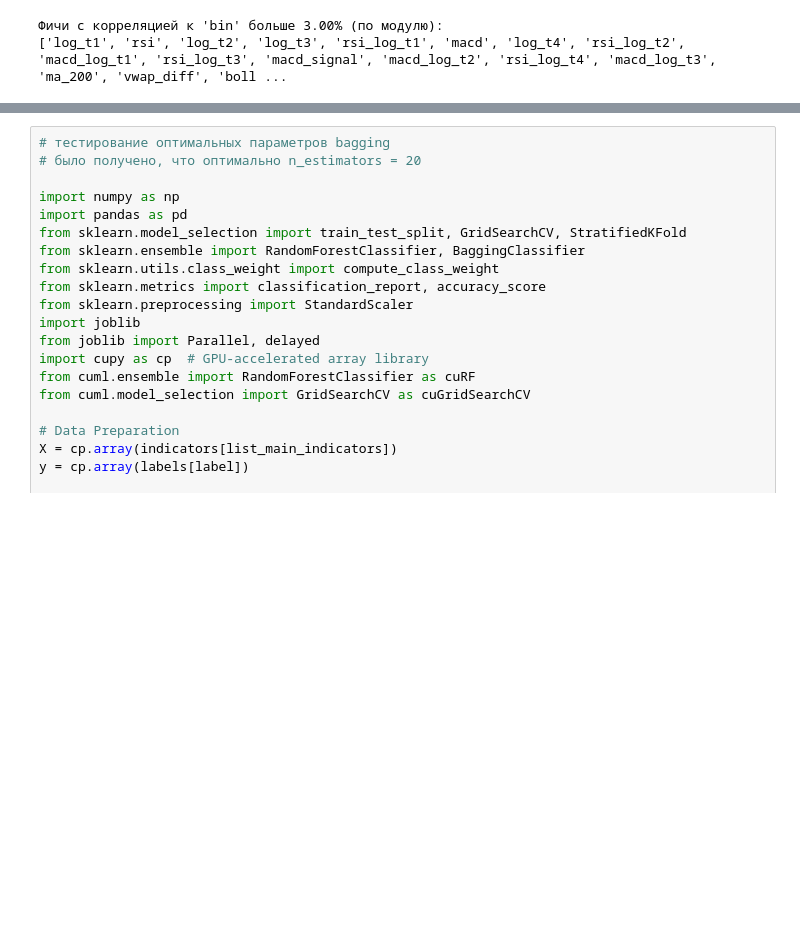
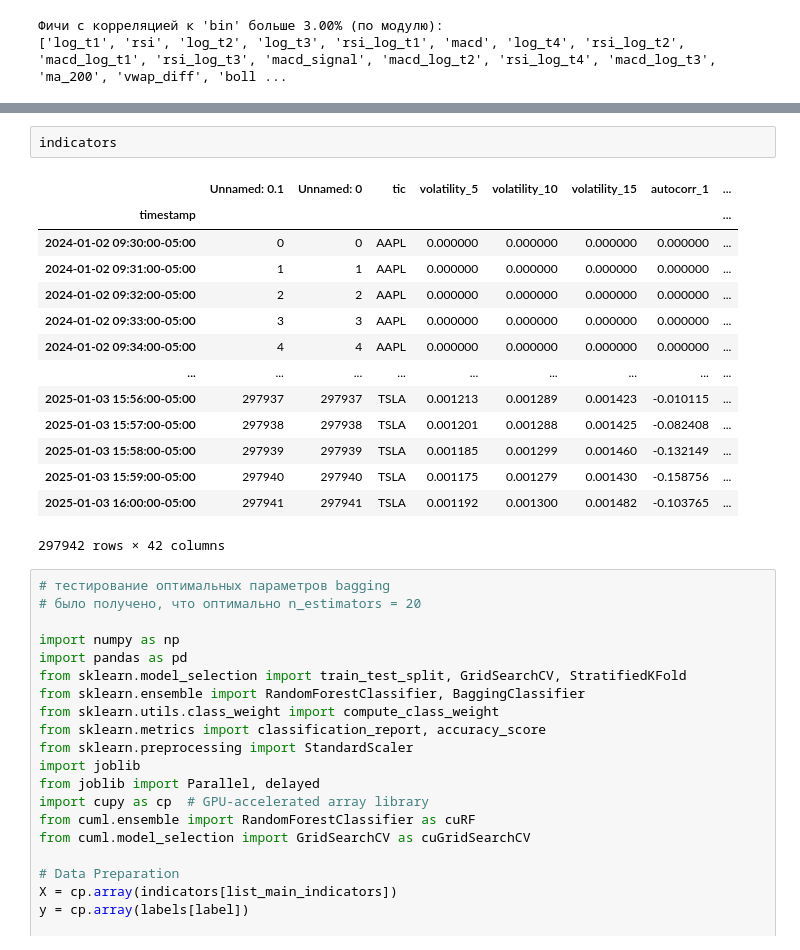
Before and after one commit to SvenTern/algotrade, a Jupyter notebook: Обучение_первых_основных_моделей.ipynb, the cells around one changed output, grey strips where cells are left out. Saved outputs shown, nothing was run; the diff lists cells and outputs as text; blank space fills up the shorter version.

```diff
--- a/Обучение_первых_основных_моделей.ipynb
+++ b/Обучение_первых_основных_моделей.ipynb
@@ -334,3 +346,20 @@ WARNING:tensorflow:6 out of the last 12 calls to <function Model.make_predict_fu
+# %%
+indicators
+# %% [output]
+|  | Unnamed: 0.1 | Unnamed: 0 | tic | volatility_5 | volatility_10 | volatility_15 | autocorr_1 | ... |
+| timestamp |  |  |  |  |  |  |  | ... |
+| 2024-01-02 09:30:00-05:00 | 0 | 0 | AAPL | 0.000000 | 0.000000 | 0.000000 | 0.000000 | ... |
+| 2024-01-02 09:31:00-05:00 | 1 | 1 | AAPL | 0.000000 | 0.000000 | 0.000000 | 0.000000 | ... |
+| 2024-01-02 09:32:00-05:00 | 2 | 2 | AAPL | 0.000000 | 0.000000 | 0.000000 | 0.000000 | ... |
+| 2024-01-02 09:33:00-05:00 | 3 | 3 | AAPL | 0.000000 | 0.000000 | 0.000000 | 0.000000 | ... |
+| 2024-01-02 09:34:00-05:00 | 4 | 4 | AAPL | 0.000000 | 0.000000 | 0.000000 | 0.000000 | ... |
+| ... | ... | ... | ... | ... | ... | ... | ... | ... |
+| 2025-01-03 15:56:00-05:00 | 297937 | 297937 | TSLA | 0.001213 | 0.001289 | 0.001423 | -0.010115 | ... |
+| 2025-01-03 15:57:00-05:00 | 297938 | 297938 | TSLA | 0.001201 | 0.001288 | 0.001425 | -0.082408 | ... |
+| 2025-01-03 15:58:00-05:00 | 297939 | 297939 | TSLA | 0.001185 | 0.001299 | 0.001460 | -0.132149 | ... |
+| 2025-01-03 15:59:00-05:00 | 297940 | 297940 | TSLA | 0.001175 | 0.001279 | 0.001430 | -0.158756 | ... |
+| 2025-01-03 16:00:00-05:00 | 297941 | 297941 | TSLA | 0.001192 | 0.001300 | 0.001482 | -0.103765 | ... |
+297942 rows × 42 columns
 # %%
 # тестирование оптимальных параметров bagging
 # было получено, что оптимально n_estimators = 20
```
Also changed, not shown: parts of 4 cells of this notebook.
